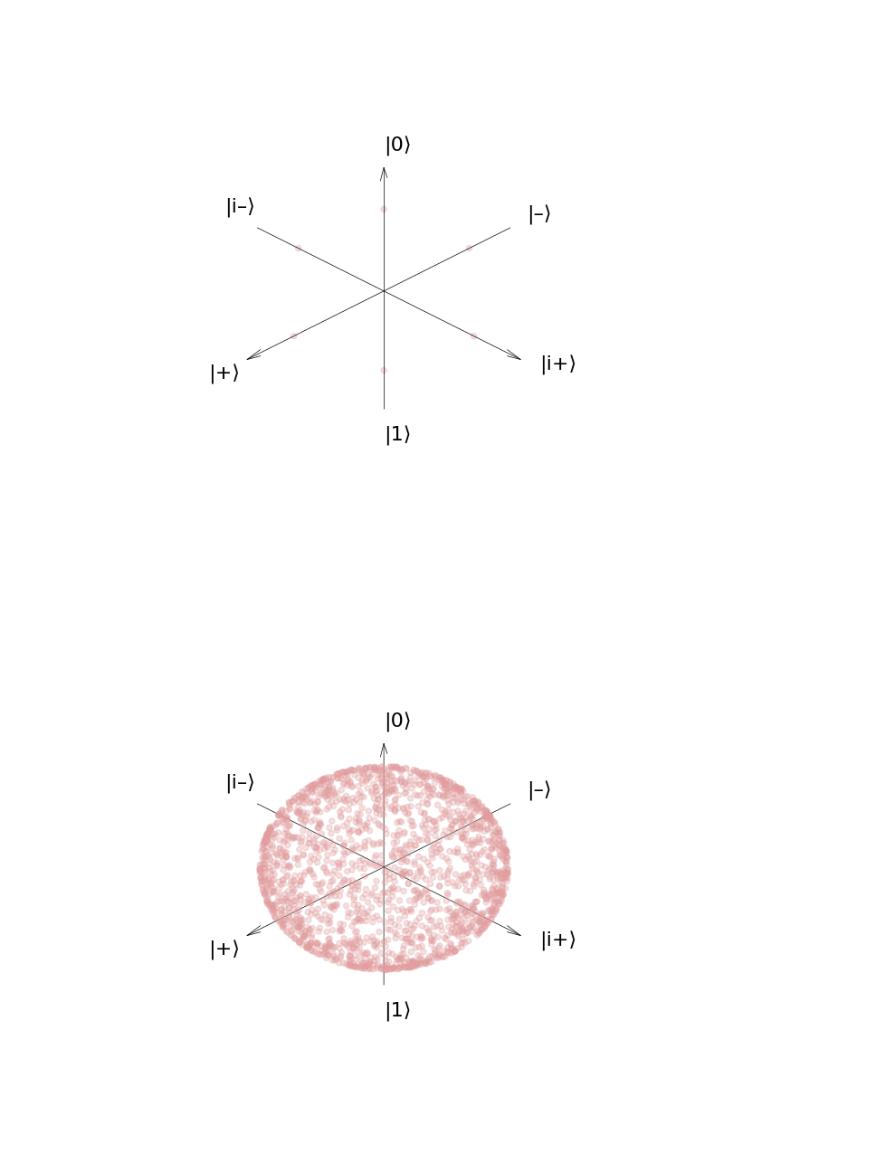
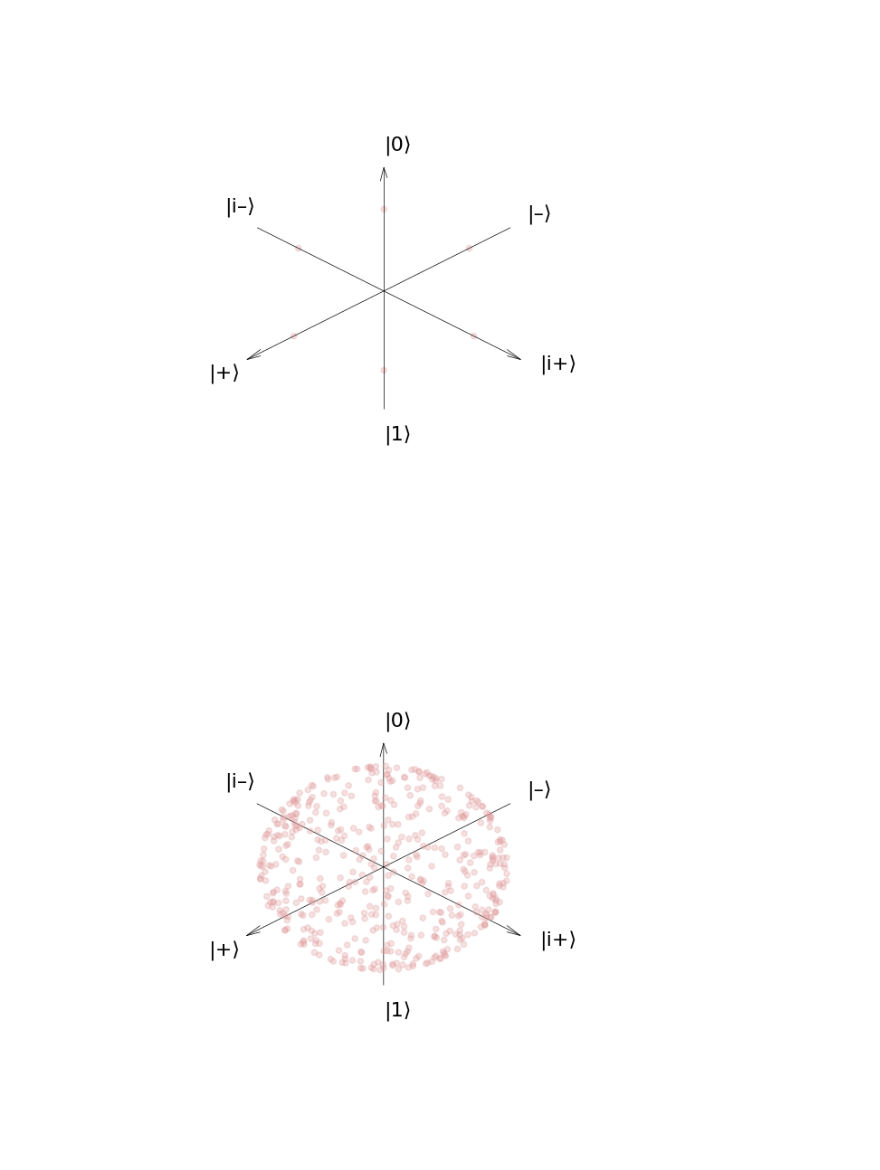
Before and after one commit to pdbruno/tesis, a Jupyter notebook: input_visualizer.ipynb, the cells around one changed output. Drawn from its saved outputs; the diff is of its cells as text; code cells hidden in the pictures.

```diff
--- a/input_visualizer.ipynb
+++ b/input_visualizer.ipynb
@@ -49,9 +50,9 @@ plot_bloch_sphere( np.array([to_bloch2(DensityMatrix.from_label("0").evolve(UGat
 # %% [output]
 [figure]
 # %%
-plot_bloch_sphere( np.array([to_bloch(x) for x in haar_measure_average(2000)]))
+plot_bloch_sphere( np.array([to_bloch(x) for x in HaarMeasureSampler(500).get_samples()]))
 # %% [output]
-[figure, old version]
+[figure, new version]
 # %%
 from qiskit import QuantumCircuit, QuantumRegister, ClassicalRegister
 from qiskit.circuit import Parameter, ParameterVector
```
Also changed, not shown: parts of 4 cells of this notebook, 3 other files.
